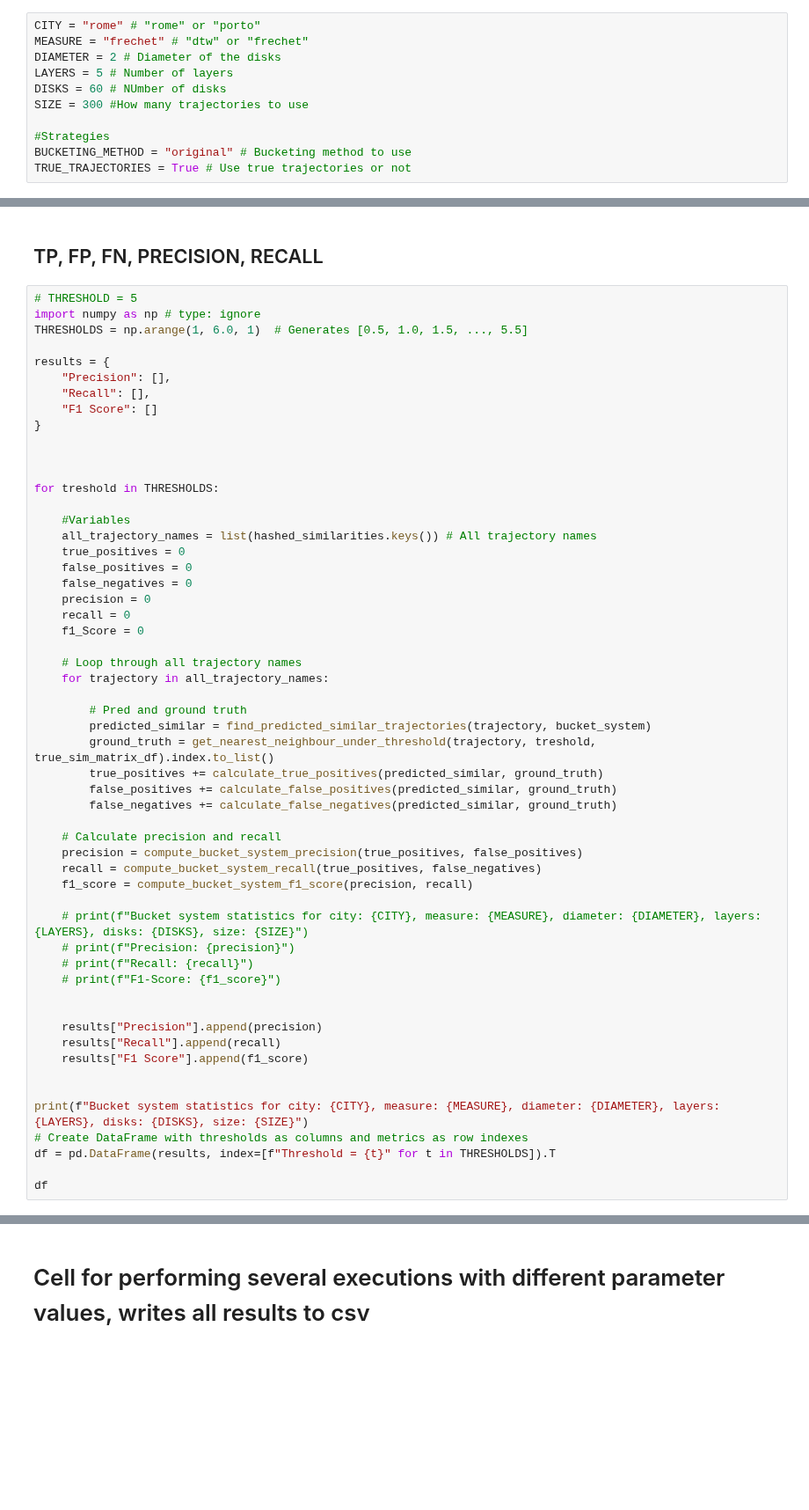
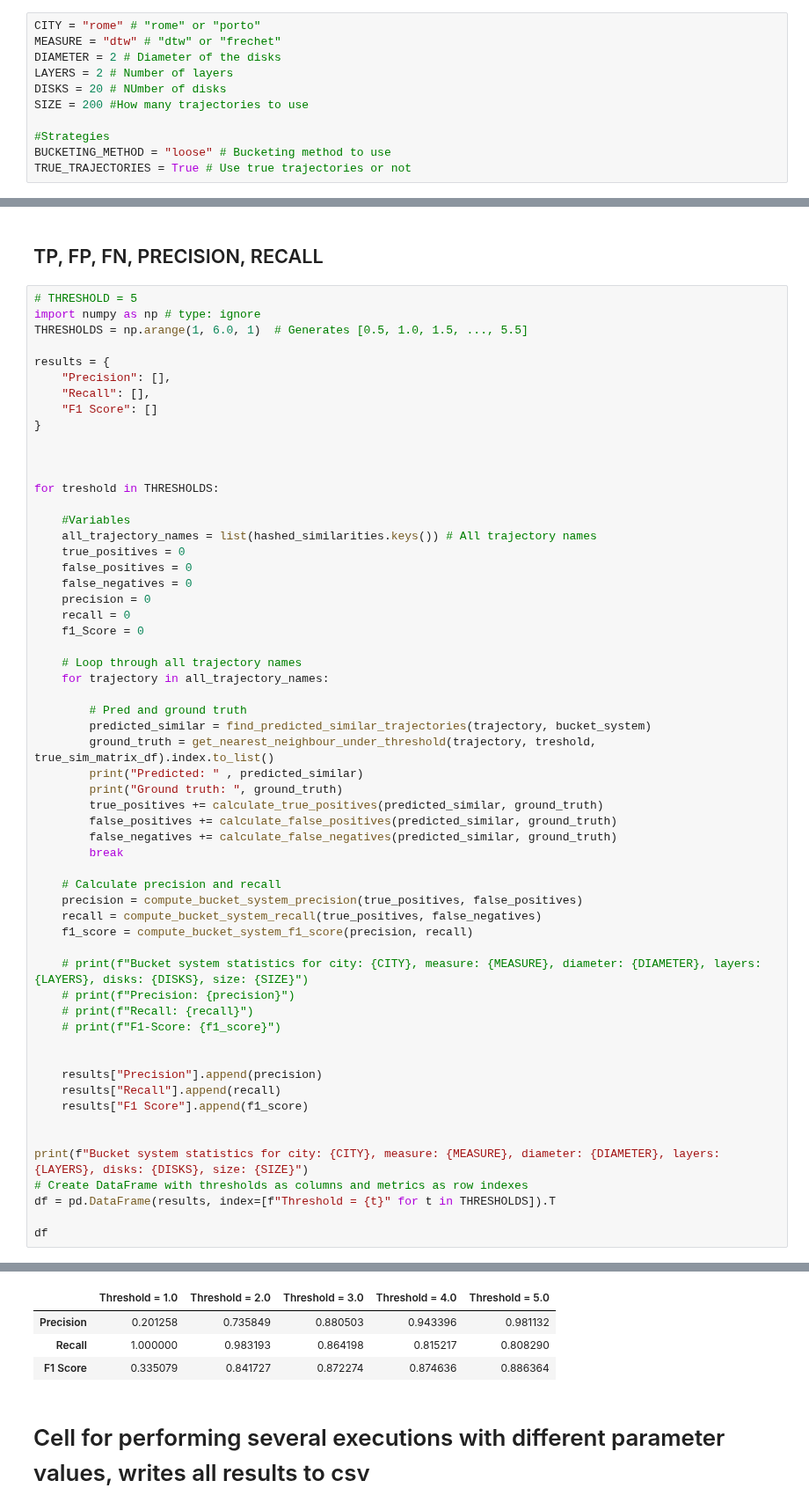
Before and after one commit to eivindmidtbo/masteroppgave, a Jupyter notebook: computation/similarity_values/hashed/bucketing_compute_disk_similarity_values.ipynb, the cells around one changed output, grey strips where cells are left out. Shown at 88% size. Drawn from its saved outputs; the diff is of its cells as text; blank space fills up the shorter version.

```diff
--- a/computation/similarity_values/hashed/bucketing_compute_disk_similarity_values.ipynb
+++ b/computation/similarity_values/hashed/bucketing_compute_disk_similarity_values.ipynb
@@ -45,14 +47,14 @@ import pandas as pd
 # Setup
 # %%
 CITY = "rome" # "rome" or "porto"
-MEASURE = "frechet" # "dtw" or "frechet"
+MEASURE = "dtw" # "dtw" or "frechet"
 DIAMETER = 2 # Diameter of the disks
-LAYERS = 5 # Number of layers
-DISKS = 60 # NUmber of disks
-SIZE = 300 #How many trajectories to use
+LAYERS = 2 # Number of layers
+DISKS = 20 # NUmber of disks
+SIZE = 200 #How many trajectories to use
 
 #Strategies
-BUCKETING_METHOD = "original" # Bucketing method to use
+BUCKETING_METHOD = "loose" # Bucketing method to use
 TRUE_TRAJECTORIES = True # Use true trajectories or not
 # %% [markdown]
 ## Retrieving the true similarity values
@@ -146,9 +178,12 @@ for treshold in THRESHOLDS:
         # Pred and ground truth
         predicted_similar = find_predicted_similar_trajectories(trajectory, bucket_system)
         ground_truth = get_nearest_neighbour_under_threshold(trajectory, treshold, true_sim_matrix_df).index.to_list()
+        print("Predicted: " , predicted_similar)
+        print("Ground truth: ", ground_truth)
         true_positives += calculate_true_positives(predicted_similar, ground_truth)
         false_positives += calculate_false_positives(predicted_similar, ground_truth)
         false_negatives += calculate_false_negatives(predicted_similar, ground_truth)
+        break
 
     # Calculate precision and recall
     precision = compute_bucket_system_precision(true_positives, false_positives)
@@ -171,3 +206,4 @@ print(f"Bucket system statistics for city: {CITY}, measure: {MEASURE}, diameter:
 df = pd.DataFrame(results, index=[f"Threshold = {t}" for t in THRESHOLDS]).T
 
 df
+# %% [output]
@@ -174,3 +221,7 @@ df
+|  | Threshold = 1.0 | Threshold = 2.0 | Threshold = 3.0 | Threshold = 4.0 | Threshold = 5.0 |
+| Precision | 0.201258 | 0.735849 | 0.880503 | 0.943396 | 0.981132 |
+| Recall | 1.000000 | 0.983193 | 0.864198 | 0.815217 | 0.808290 |
+| F1 Score | 0.335079 | 0.841727 | 0.872274 | 0.874636 | 0.886364 |
 # %% [markdown]
 # Cell for performing several executions with different parameter values, writes all results to csv
 # %%
```
Also changed, not shown: parts of 6 cells of this notebook, 3 other files.
